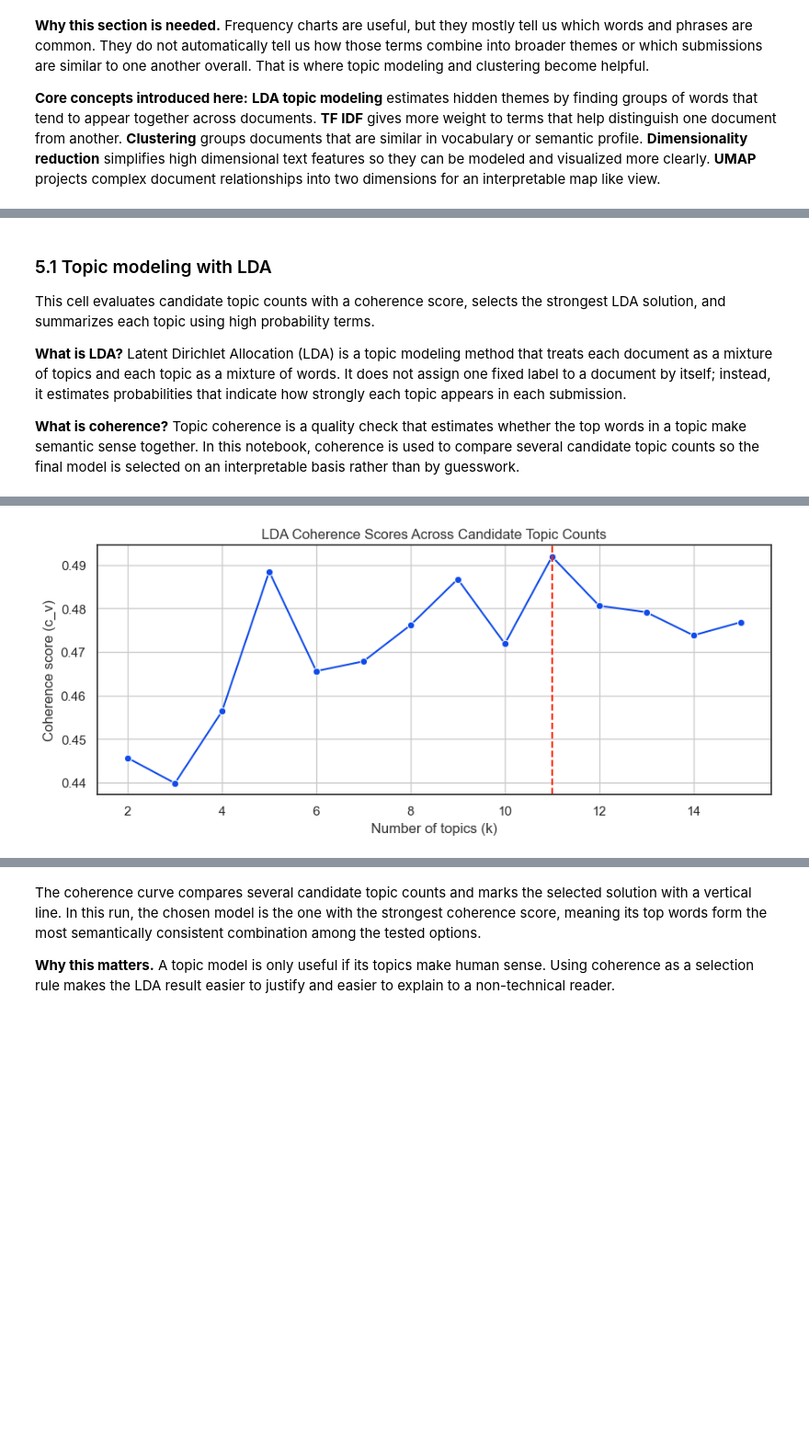
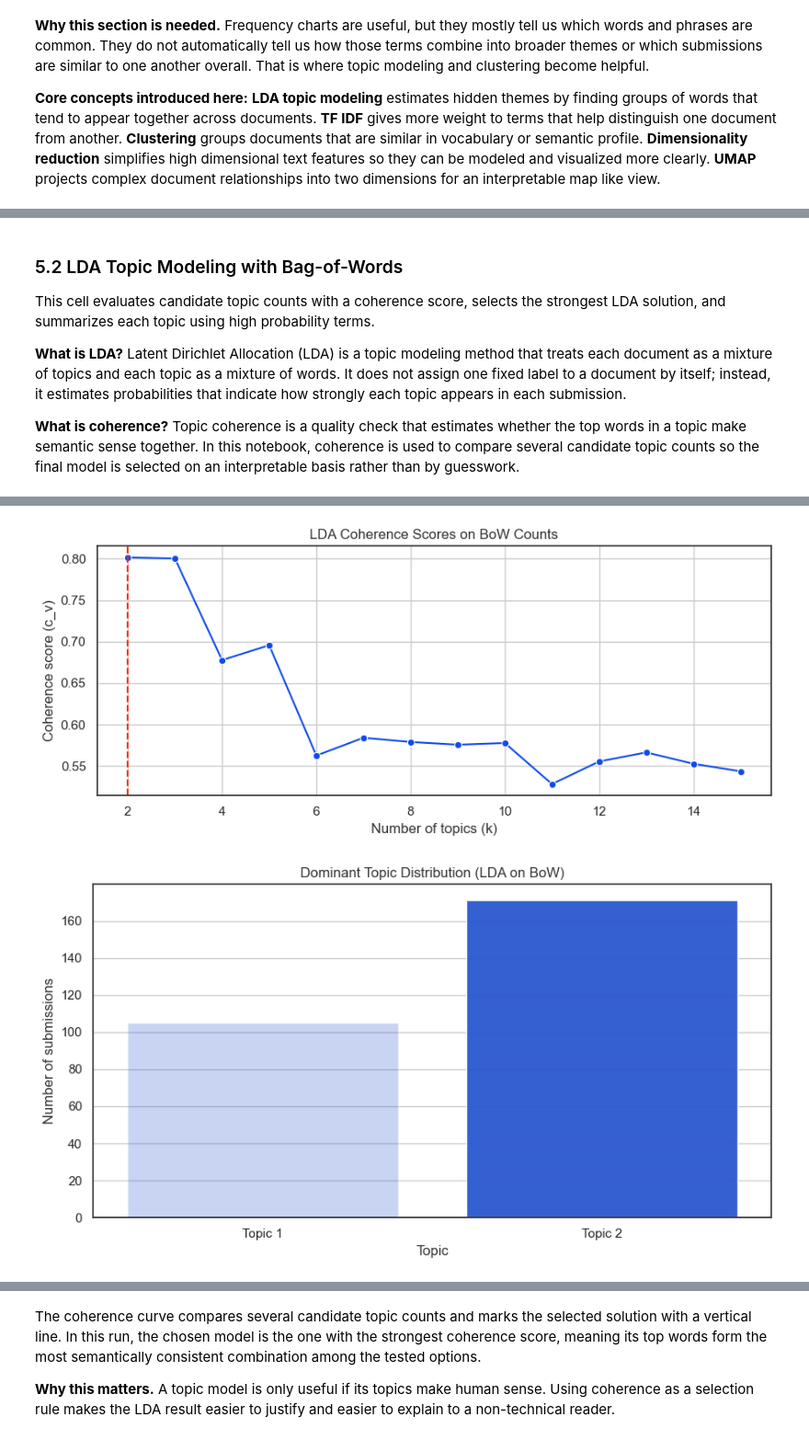
Before and after one commit to Sebas102507/nlp-parliamentary-inquiry-text-mining, a Jupyter notebook: Parliamentary_Inquiry_Text_Mining_Report.ipynb, the cells around one changed output, grey strips where cells are left out. Shown at 92% size. Drawn from its saved outputs; the diff is of its cells as text; code cells hidden in the pictures; blank space fills up the shorter version.

Commit message:
adding updates to the modeling part

```diff
--- a/Parliamentary_Inquiry_Text_Mining_Report.ipynb
+++ b/Parliamentary_Inquiry_Text_Mining_Report.ipynb
@@ -288,7 +298,7 @@ NLP = None
 try:
     import spacy
     NLP = spacy.load("en_core_web_sm")
-    LOGGER.info("Spacy model successfuly loaded")
+    LOGGER.debug("Spacy model successfuly loaded")
 
 except Exception:
     LOGGER.warning("spaCy is unavailable in this Python environment; NLTK fallback will be used for NER.")
@@ -2032,0 +1992,7 @@ This section extends the descriptive analysis with topic modeling and unsupervis
+# %%
+# Prepare corpus text from the existing lemmatized token column
+lemmatized_docs = corpus_df["lemmatized_tokens"].tolist()
+vectorization_texts = corpus_df["lemmatized_tokens"].apply(" ".join).tolist()
+
+print(f"Documents available for vectorization: {len(vectorization_texts)}")
+print(f"Example document text: {vectorization_texts[0][:140]}...")
@@ -2032,0 +2002,8 @@ This section extends the descriptive analysis with topic modeling and unsupervis
+# %%
+# 1) Bag of Words (raw token counts)
+bow_vectorizer = CountVectorizer(max_df=0.9,min_df=3)
+X_bow_counts = bow_vectorizer.fit_transform(vectorization_texts)
+bow_feature_names = bow_vectorizer.get_feature_names_out()
+
+print("BoW matrix shape:", X_bow_counts.shape)
+print("BoW vocabulary size:", len(bow_feature_names))
@@ -2033,8 +2067,8 @@ This section extends the descriptive analysis with topic modeling and unsupervis
 # %% [markdown]
 
-<a id="51-topic-modeling-with-lda"></a>
+<a id="52-lda-topic-modeling-with-bag-of-words"></a>
 
-### 5.1 Topic modeling with LDA
+### 5.2 LDA Topic Modeling with Bag-of-Words
 
 This cell evaluates candidate topic counts with a coherence score, selects the strongest LDA solution, and summarizes each topic using high probability terms.
 
@@ -2042,12 +2076,11 @@ This cell evaluates candidate topic counts with a coherence score, selects the s
 
 **What is coherence?** Topic coherence is a quality check that estimates whether the top words in a topic make semantic sense together. In this notebook, coherence is used to compare several candidate topic counts so the final model is selected on an interpretable basis rather than by guesswork.
 # %%
-# 5.1 LDA topic modeling
+# 5.2 LDA topic modeling using the Bag-of-Words count matrix
 
-vectorizer = CountVectorizer(max_df=0.9, min_df=5)
-dtm = vectorizer.fit_transform(corpus_df["preprocessed_text"])
-feature_names = vectorizer.get_feature_names_out()
-lemmatized_docs = corpus_df["lemmatized_tokens"].tolist()
+# Reuse the BoW matrix prepared at the start of Section 5
+bow_dtm = X_bow_counts
+bow_feature_names = bow_vectorizer.get_feature_names_out()
 
 topic_candidates = list(range(2, 16))
 coherence_rows = []
@@ -2058,41 +2091,61 @@ for k in topic_candidates:
         n_components=k,
         random_state=42,
         learning_method="batch",
-        max_iter=20,
+        max_iter=25,
     )
-    candidate_model.fit(dtm)
+    candidate_model.fit(bow_dtm)
     lda_candidates[k] = candidate_model
     coherence_rows.append(
         {
             "k": k,
-            "coherence_score": TextAnalytics.get_coherence_score(lemmatized_docs, candidate_model, feature_names),
+            "coherence_score": TextAnalytics.get_coherence_score(lemmatized_docs, candidate_model, bow_feature_names),
         }
     )
 
 coherence_df = pd.DataFrame(coherence_rows)
-n_topics = int(
-    coherence_df.sort_values(["coherence_score", "k"], ascending=[False, True]).iloc[0]["k"]
-)
+n_topics = int(coherence_df.sort_values(["coherence_score", "k"], ascending=[False, True]).iloc[0]["k"])
 lda_model = lda_candidates[n_topics]
-topic_distributions = lda_model.transform(dtm)
-topic_terms_df = TextAnalytics.extract_top_terms_per_topic(lda_model, feature_names, top_n=10)
+topic_distributions = lda_model.transform(bow_dtm)
 
-LOGGER.info(
-    "LDA fitted: topics=%d, vocabulary=%d, coherence=%.4f",
+corpus_df["dominant_topic"] = topic_distributions.argmax(axis=1) + 1
+topic_terms_df = TextAnalytics.extract_top_terms_per_topic(lda_model, bow_feature_names, top_n=10)
+
+LOGGER.debug(
+    "LDA fitted on BoW counts: topics=%d, vocab=%d, coherence=%.4f",
     n_topics,
-    len(feature_names),
+    len(bow_feature_names),
     coherence_df.loc[coherence_df["k"] == n_topics, "coherence_score"].iloc[0],
 )
 
 plt.figure(figsize=(9, 4))
 sns.lineplot(data=coherence_df, x="k", y="coherence_score", marker="o", color=UTS_PALETTE["blue"])
 plt.axvline(n_topics, color=UTS_PALETTE["red"], linestyle="--", linewidth=1.5)
-plt.title("LDA Coherence Scores Across Candidate Topic Counts")
+plt.title("LDA Coherence Scores on BoW Counts")
 plt.xlabel("Number of topics (k)")
 plt.ylabel("Coherence score (c_v)")
 plt.tight_layout()
 plt.show()
 
+topic_counts = (
+    corpus_df["dominant_topic"]
+    .value_counts()
+    .sort_index()
+    .rename_axis("topic")
+    .reset_index(name="count")
+)
+
+topic_counts["topic"] = topic_counts["topic"].astype(str).radd("Topic ")
+visuals.bar(
+    data=topic_counts,
+    x="topic",
+    y="count",
+    color=UTS_PALETTE["blue"],
+    title="Dominant Topic Distribution (LDA on BoW)",
+    xlabel="Topic",
+    ylabel="Number of submissions",
+    figsize=(9, 5),
+)
+
 display(coherence_df)
-topic_terms_df
+display(topic_terms_df)
 # %% [output]
@@ -2116,2 +2169,3 @@ topic_terms_df
-[figure, old version]
+[figure, new version]
+[figure, added]
 |  | k | coherence_score |
```
Also changed, not shown: parts of 71 cells of this notebook, 1 other file.
